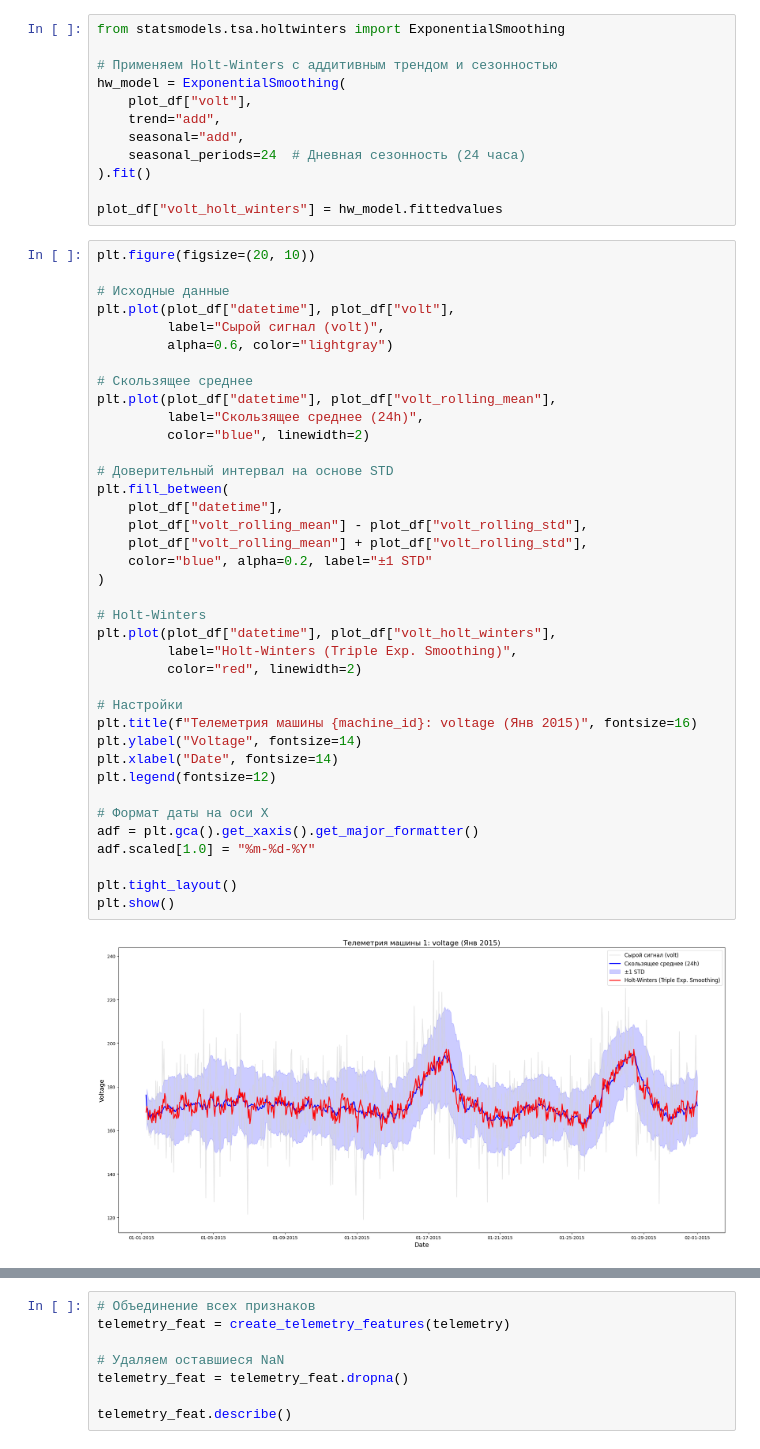
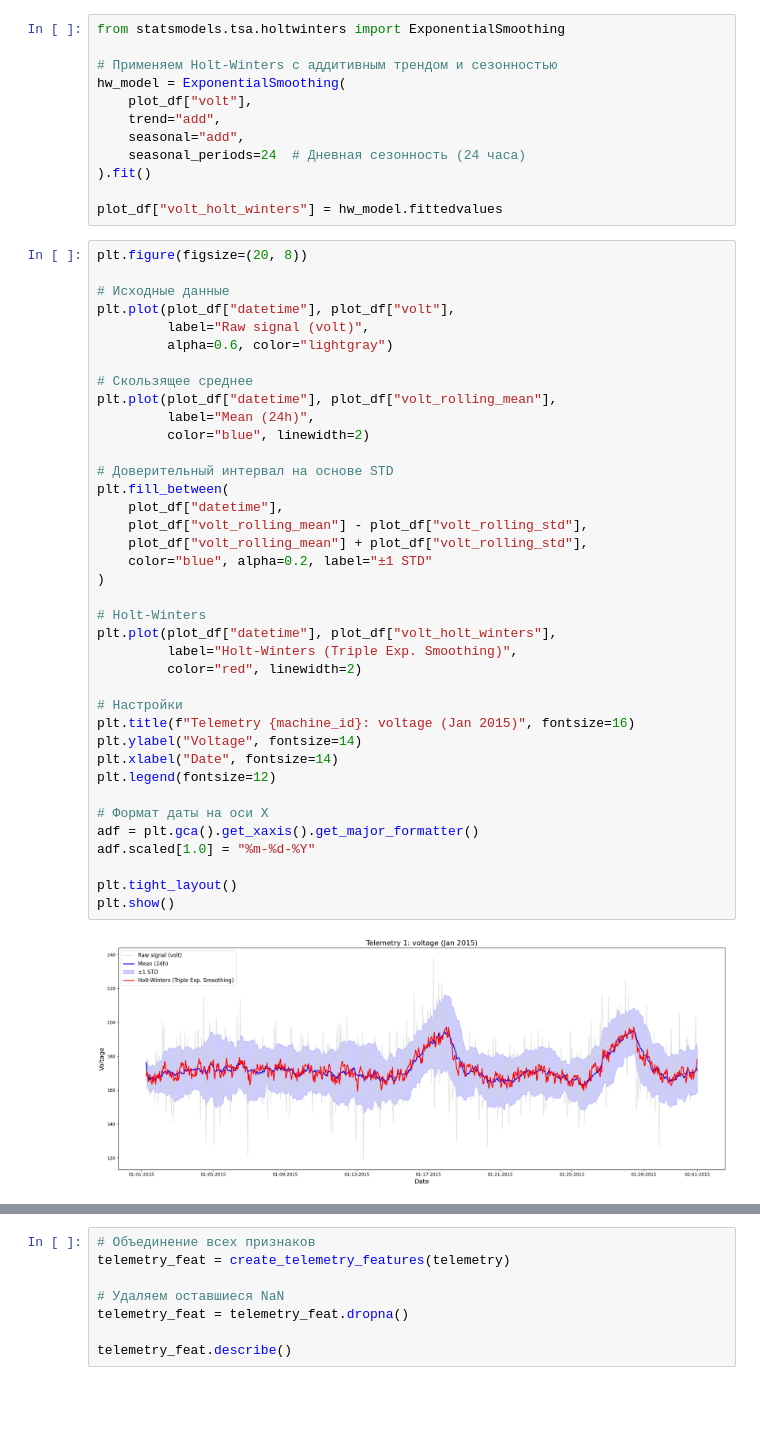
Before and after one commit to alekseevavlada/Hybrid-Predictive-Maintenance, a Jupyter notebook: Notebooks/Classification.ipynb, the cells around one changed output, grey strips where cells are left out. Cells and saved outputs as stored; diff of their text form; blank space fills up the shorter version.

```diff
--- a/Notebooks/Classification.ipynb
+++ b/Notebooks/Classification.ipynb
@@ -207,45 +207,45 @@ hw_model = ExponentialSmoothing(
 
 plot_df["volt_holt_winters"] = hw_model.fittedvalues
 # %%
-plt.figure(figsize=(20, 10))
+plt.figure(figsize=(20, 8))
 
 # Исходные данные
 plt.plot(plot_df["datetime"], plot_df["volt"],
-         label="Сырой сигнал (volt)",
+         label="Raw signal (volt)",
          alpha=0.6, color="lightgray")
 
 # Скользящее среднее
 plt.plot(plot_df["datetime"], plot_df["volt_rolling_mean"],
-         label="Скользящее среднее (24h)",
+         label="Mean (24h)",
          color="blue", linewidth=2)
 
 # Доверительный интервал на основе STD
 plt.fill_between(
     plot_df["datetime"],
     plot_df["volt_rolling_mean"] - plot_df["volt_rolling_std"],
     plot_df["volt_rolling_mean"] + plot_df["volt_rolling_std"],
     color="blue", alpha=0.2, label="±1 STD"
 )
 
 # Holt-Winters
 plt.plot(plot_df["datetime"], plot_df["volt_holt_winters"],
          label="Holt-Winters (Triple Exp. Smoothing)",
          color="red", linewidth=2)
 
 # Настройки
-plt.title(f"Телеметрия машины {machine_id}: voltage (Янв 2015)", fontsize=16)
+plt.title(f"Telemetry {machine_id}: voltage (Jan 2015)", fontsize=16)
 plt.ylabel("Voltage", fontsize=14)
 plt.xlabel("Date", fontsize=14)
 plt.legend(fontsize=12)
 
 # Формат даты на оси X
 adf = plt.gca().get_xaxis().get_major_formatter()
 adf.scaled[1.0] = "%m-%d-%Y"
 
 plt.tight_layout()
 plt.show()
 # %% [output]
-[figure, old version]
+[figure, new version]
 # %%
 residuals = plot_df["volt"] - plot_df["volt_holt_winters"]  # Остатки
 
```
Also changed, not shown: parts of 2 cells of this notebook.
